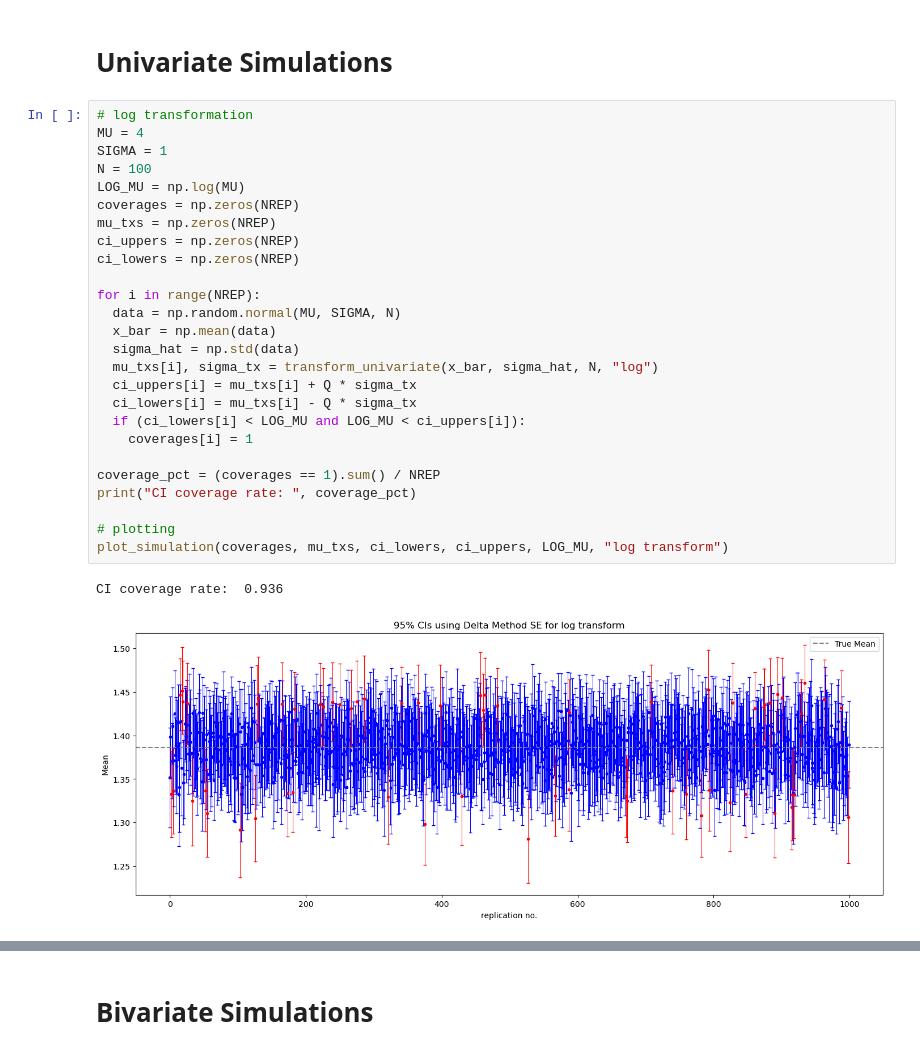
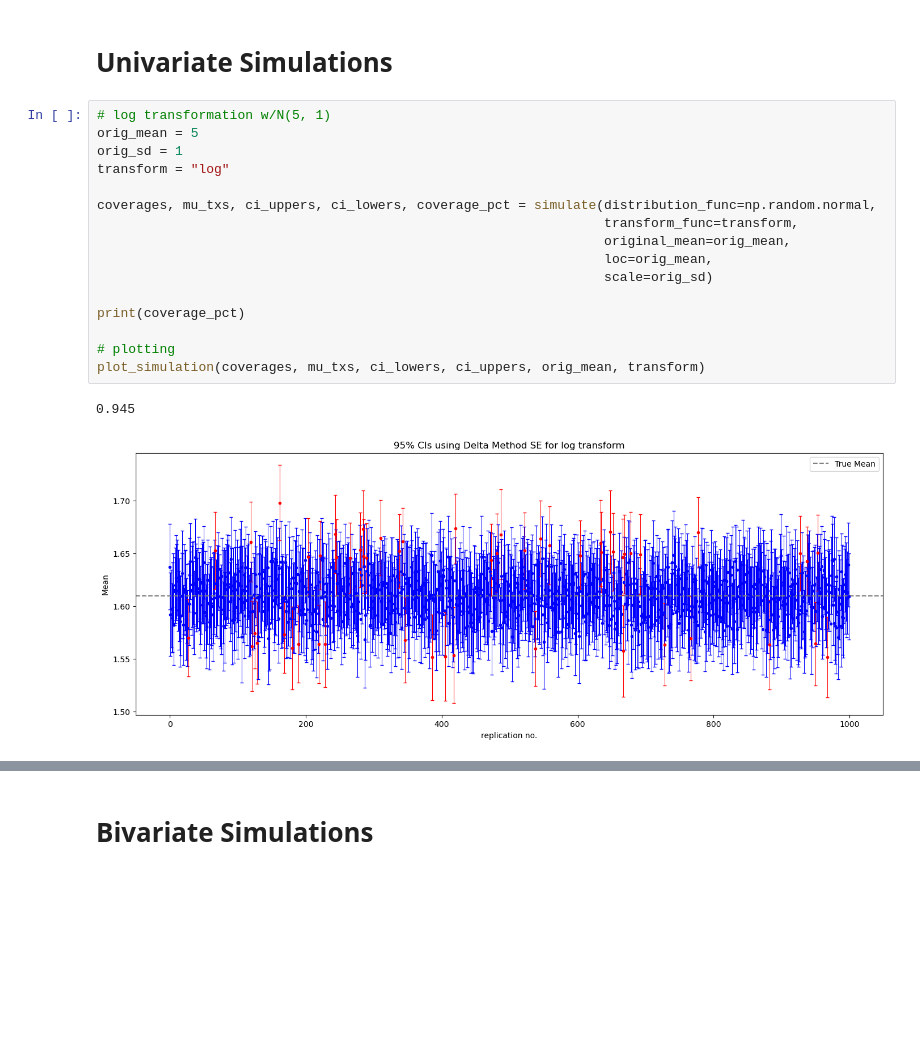
Before and after one commit to ihmeuw-msca/distrx, a Jupyter notebook: simulations.ipynb, the cells around one changed output, grey strips where cells are left out. Drawn from its saved outputs; the diff is of its cells as text; blank space fills up the shorter version.

```diff
--- a/simulations.ipynb
+++ b/simulations.ipynb
@@ -36,32 +70,22 @@ def plot_simulation(coverages: np.ndarray, mu_txs: np.ndarray, ci_lowers: np.nda
   plt.show()
 # %% [markdown]
 # Univariate Simulations
-# %%
-# log transformation
-MU = 4
-SIGMA = 1
-N = 100
-LOG_MU = np.log(MU)
-coverages = np.zeros(NREP)
-mu_txs = np.zeros(NREP)
-ci_uppers = np.zeros(NREP)
-ci_lowers = np.zeros(NREP)
-
-for i in range(NREP):
-  data = np.random.normal(MU, SIGMA, N)
-  x_bar = np.mean(data)
-  sigma_hat = np.std(data)
-  mu_txs[i], sigma_tx = transform_univariate(x_bar, sigma_hat, N, "log")
-  ci_uppers[i] = mu_txs[i] + Q * sigma_tx
-  ci_lowers[i] = mu_txs[i] - Q * sigma_tx
-  if (ci_lowers[i] < LOG_MU and LOG_MU < ci_uppers[i]):
-    coverages[i] = 1
-
-coverage_pct = (coverages == 1).sum() / NREP
-print("CI coverage rate: ", coverage_pct)
-
-# plotting
-plot_simulation(coverages, mu_txs, ci_lowers, ci_uppers, LOG_MU, "log transform")
-# %% [output]
-CI coverage rate:  0.936
-[figure, removed]
+# %%
+# log transformation w/N(5, 1)
+orig_mean = 5
+orig_sd = 1
+transform = "log"
+
+coverages, mu_txs, ci_uppers, ci_lowers, coverage_pct = simulate(distribution_func=np.random.normal,
+                                                                 transform_func=transform,
+                                                                 original_mean=orig_mean,
+                                                                 loc=orig_mean,
+                                                                 scale=orig_sd)
+
+print(coverage_pct)
+
+# plotting
+plot_simulation(coverages, mu_txs, ci_lowers, ci_uppers, orig_mean, transform)
+# %% [output]
+0.945
+[figure, added]
```
Also changed, not shown: parts of 11 cells of this notebook, 1 other file.
